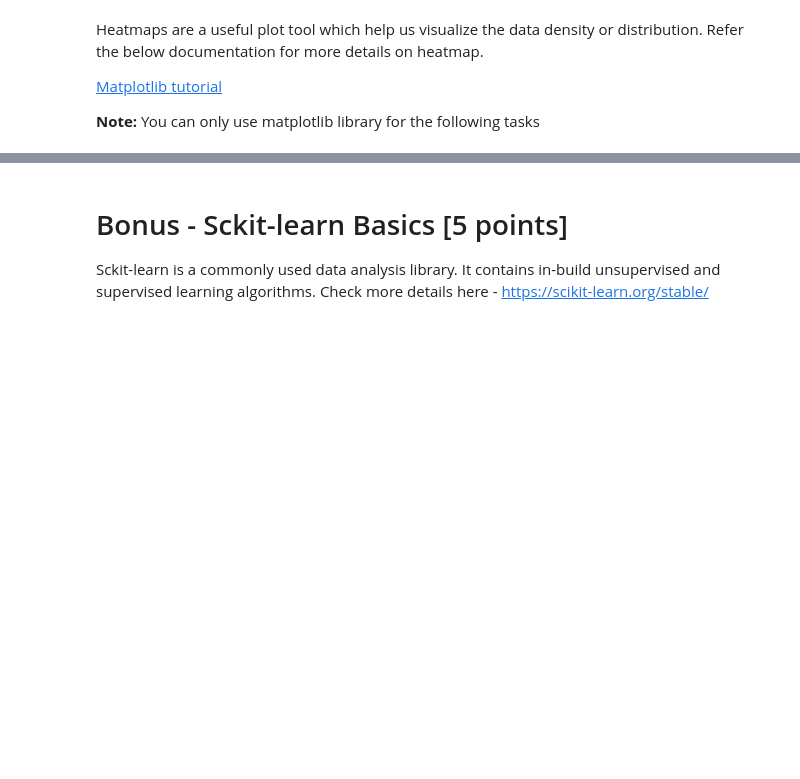
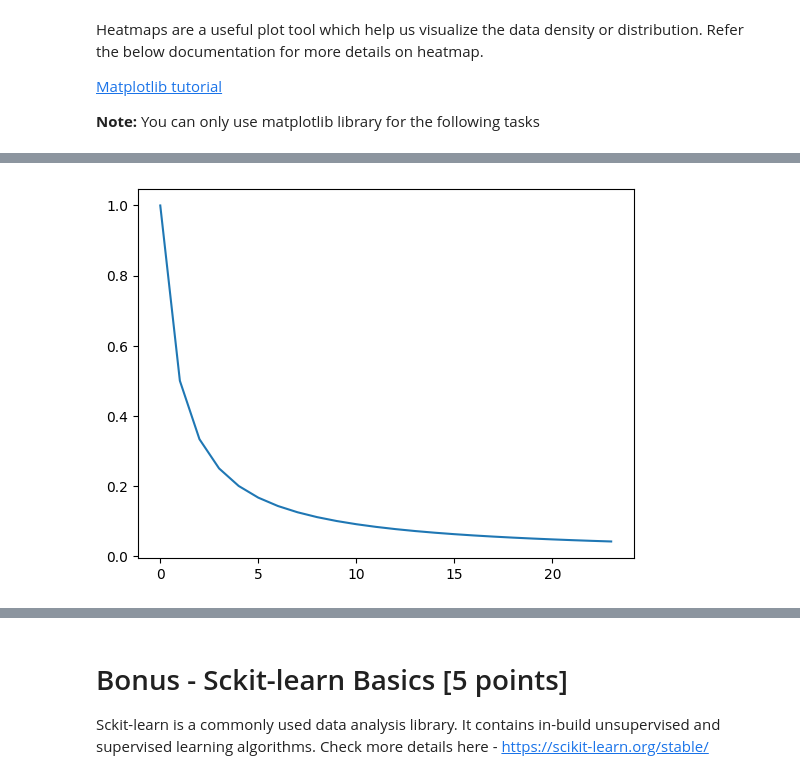
Before and after one commit to cpsoucy/CSE474_assignment_1, a Jupyter notebook: homework_1.ipynb, the cells around one changed output, grey strips where cells are left out. Cells and saved outputs as stored; diff of their text form; code cells hidden in the pictures; blank space fills up the shorter version.

```diff
--- a/homework_1.ipynb
+++ b/homework_1.ipynb
@@ -84,13 +84,11 @@ print(vacation)
 sentence = "the theatrics of neither these nor those"
 
 # BEGIN_YOUR_CODE
-#/////////////////////////////////////////////////////////////////////////////////////////////////////////////////////////////////////////
 import re
 
-x = re.search("the", sentence)
-counting = sentence.count(x)
+x = re.findall("the ", sentence)
+y = re.findall(" the ", sentence)
 
-
-print(counting)
+print(len(x + y))
 # END_YOUR_CODE
 # %% [output]
@@ -520,13 +726,17 @@ Take any random numpy array of dimension 10x15 and plot a heatmap
 # %%
 '''For the given value x plot the function y = 1/x using list comprehension on y.
 You can check https://docs.python.org/3/tutorial/datastructures.html#list-comprehensions to learn how to use list comprehension
 '''
 
 x = range(1,25)
 
 # BEGIN YOUR CODE
-
+y = [(1 / x) for x in x]
+plt.plot(y)
+plt.show()
 # END YOUR CODE
+# %% [output]
+[figure, added]
 # %%
 '''For the given value x plot the function y = x^2 using lambda function y.
 
```
Also changed, not shown: parts of 68 cells of this notebook, 1 other file.
